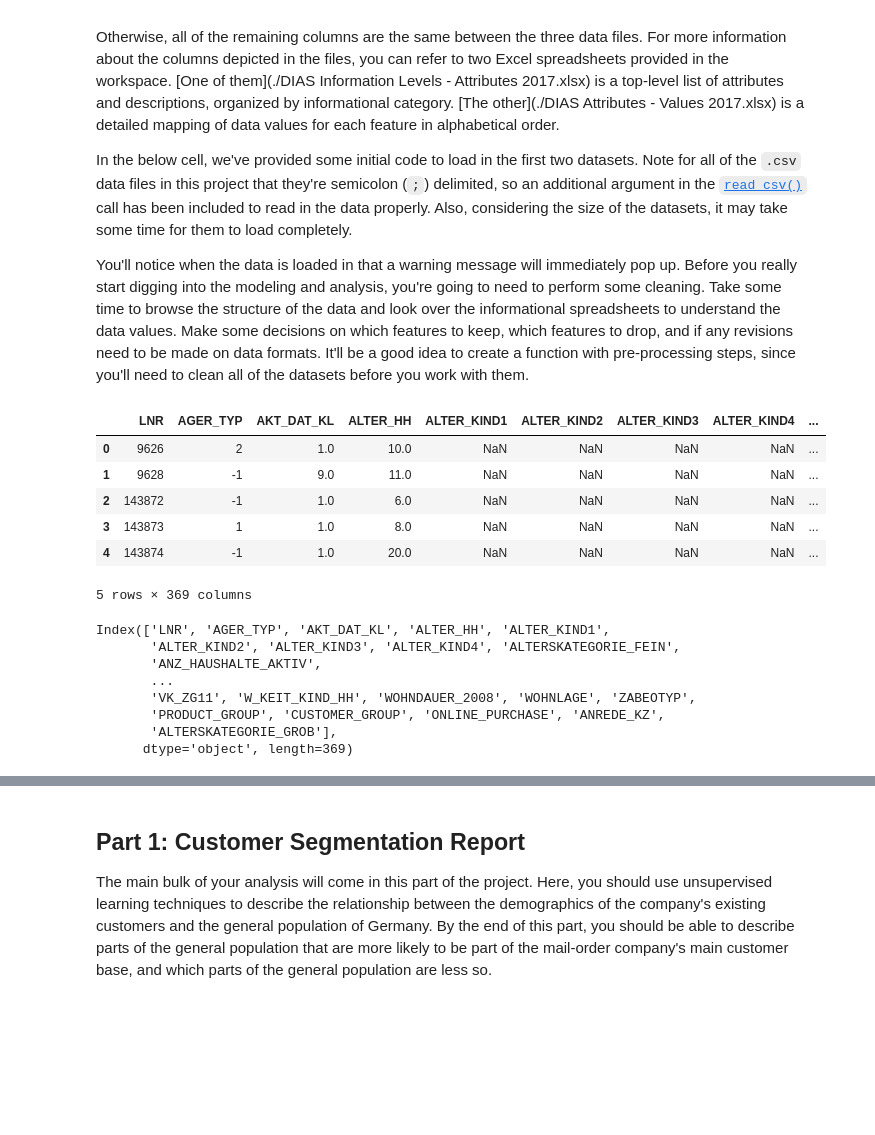
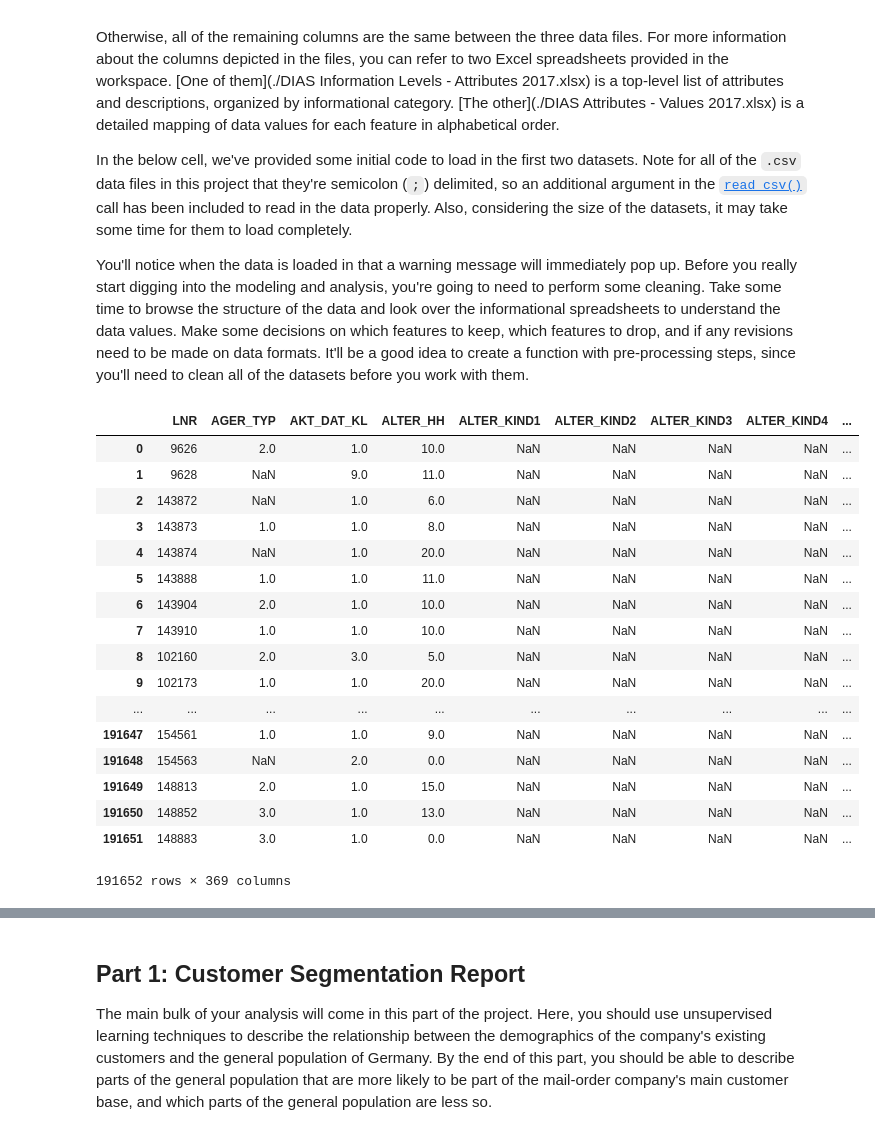
Before and after one commit to willacya/Bertelsmann-Arvato-Project, a Jupyter notebook: Arvato Project Workbook.ipynb, the cells around one changed output, grey strips where cells are left out. Saved outputs shown, nothing was run; the diff lists cells and outputs as text; code cells hidden in the pictures; blank space fills up the shorter version.

```diff
--- a/Arvato Project Workbook.ipynb
+++ b/Arvato Project Workbook.ipynb
@@ -37,26 +37,5 @@ You'll notice when the data is loaded in that a warning message will immediately
 azdias = pd.read_csv('../../data/Term2/capstone/arvato_data/Udacity_AZDIAS_052018.csv', sep=';')
 # %%
 customers = pd.read_csv('../../data/Term2/capstone/arvato_data/Udacity_CUSTOMERS_052018.csv', sep=';')
-# %%
-# Be sure to add in a lot more cells (both markdown and code) to document your
-# approach and findings!
-customers.head()
-# %% [output]
-|  | LNR | AGER_TYP | AKT_DAT_KL | ALTER_HH | ALTER_KIND1 | ALTER_KIND2 | ALTER_KIND3 | ALTER_KIND4 | ... |
-| 0 | 9626 | 2 | 1.0 | 10.0 | NaN | NaN | NaN | NaN | ... |
-| 1 | 9628 | -1 | 9.0 | 11.0 | NaN | NaN | NaN | NaN | ... |
-| 2 | 143872 | -1 | 1.0 | 6.0 | NaN | NaN | NaN | NaN | ... |
-| 3 | 143873 | 1 | 1.0 | 8.0 | NaN | NaN | NaN | NaN | ... |
-| 4 | 143874 | -1 | 1.0 | 20.0 | NaN | NaN | NaN | NaN | ... |
-5 rows × 369 columns
-# %%
-customers.columns
-# %% [output]
-Index(['LNR', 'AGER_TYP', 'AKT_DAT_KL', 'ALTER_HH', 'ALTER_KIND1',
-       'ALTER_KIND2', 'ALTER_KIND3', 'ALTER_KIND4', 'ALTERSKATEGORIE_FEIN',
-       'ANZ_HAUSHALTE_AKTIV',
-       ...
-       'VK_ZG11', 'W_KEIT_KIND_HH', 'WOHNDAUER_2008', 'WOHNLAGE', 'ZABEOTYP',
-       'PRODUCT_GROUP', 'CUSTOMER_GROUP', 'ONLINE_PURCHASE', 'ANREDE_KZ',
-       'ALTERSKATEGORIE_GROB'],
-      dtype='object', length=369)
+# %%
+attributes = pd.read_excel("DIAS Attributes - Values 2017.xlsx")
@@ -62,0 +44,49 @@ Index(['LNR', 'AGER_TYP', 'AKT_DAT_KL', 'ALTER_HH', 'ALTER_KIND1',
+# %%
+# Be sure to add in a lot more cells (both markdown and code) to document your
+# approach and findings!
+def nan_replacement(df):
+    """
+    Changes values in the dataframe to np.nan, that correspond
+    to unknown values in the attributes excel file.
+
+    Attr (dataframe): Original DataFrame
+    Returns: Processed DataFrame
+    """
+
+    # create a dict with key being attribute names, and value as the value used to
+    # note unknown values in the data (as a list of strings)
+    attr = attributes[['Attribute','Value','Meaning']]
+    attr = attr.dropna()
+    attr = attr[attr.Meaning.str.contains("unknown")]
+    unknown_key = dict(zip(attr['Attribute'].values, attr['Value'].apply(lambda x: str(x).split(", ")).values))
+
+    # see if column name is in the dict unknown_key and replace values
+    filtered_df = df
+    for i in df.columns:
+        try:
+            filtered_df[i] = df[i].apply(lambda x: np.nan if str(x) in unknown_key[i] else x)
+        except:
+            pass
+
+    return filtered_df
+# %%
+nan_replacement(customers)
+# %% [output]
+|  | LNR | AGER_TYP | AKT_DAT_KL | ALTER_HH | ALTER_KIND1 | ALTER_KIND2 | ALTER_KIND3 | ALTER_KIND4 | ... |
+| 0 | 9626 | 2.0 | 1.0 | 10.0 | NaN | NaN | NaN | NaN | ... |
+| 1 | 9628 | NaN | 9.0 | 11.0 | NaN | NaN | NaN | NaN | ... |
+| 2 | 143872 | NaN | 1.0 | 6.0 | NaN | NaN | NaN | NaN | ... |
+| 3 | 143873 | 1.0 | 1.0 | 8.0 | NaN | NaN | NaN | NaN | ... |
+| 4 | 143874 | NaN | 1.0 | 20.0 | NaN | NaN | NaN | NaN | ... |
+| 5 | 143888 | 1.0 | 1.0 | 11.0 | NaN | NaN | NaN | NaN | ... |
+| 6 | 143904 | 2.0 | 1.0 | 10.0 | NaN | NaN | NaN | NaN | ... |
+| 7 | 143910 | 1.0 | 1.0 | 10.0 | NaN | NaN | NaN | NaN | ... |
+| 8 | 102160 | 2.0 | 3.0 | 5.0 | NaN | NaN | NaN | NaN | ... |
+| 9 | 102173 | 1.0 | 1.0 | 20.0 | NaN | NaN | NaN | NaN | ... |
+| ... | ... | ... | ... | ... | ... | ... | ... | ... | ... |
+| 191647 | 154561 | 1.0 | 1.0 | 9.0 | NaN | NaN | NaN | NaN | ... |
+| 191648 | 154563 | NaN | 2.0 | 0.0 | NaN | NaN | NaN | NaN | ... |
+| 191649 | 148813 | 2.0 | 1.0 | 15.0 | NaN | NaN | NaN | NaN | ... |
+| 191650 | 148852 | 3.0 | 1.0 | 13.0 | NaN | NaN | NaN | NaN | ... |
+| 191651 | 148883 | 3.0 | 1.0 | 0.0 | NaN | NaN | NaN | NaN | ... |
+191652 rows × 369 columns
```
Also changed, not shown: parts of 3 cells of this notebook.
